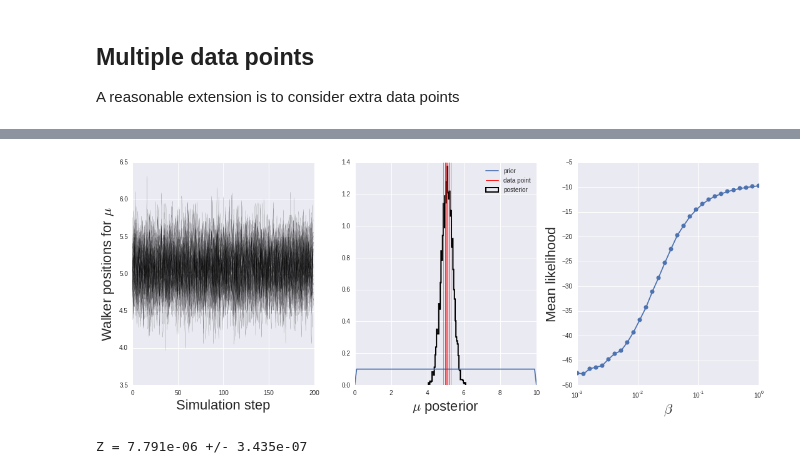
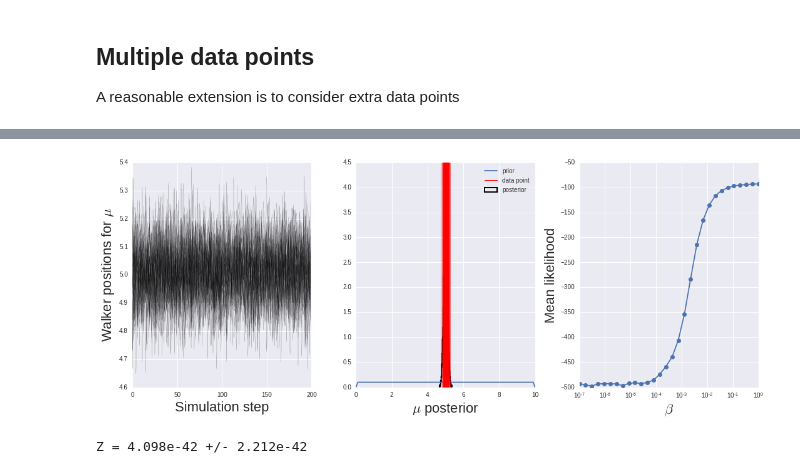
Before and after one commit to GregoryAshton/GregoryAshton.github.io, a Jupyter notebook: _notebooks/2015-08-19-Investigating-the-effect-of-the-prior-on-the-evidence.ipynb, the cells around one changed output, grey strips where cells are left out. Drawn from its saved outputs; the diff is of its cells as text; code cells hidden in the pictures.

```diff
--- a/_notebooks/2015-08-19-Investigating-the-effect-of-the-prior-on-the-evidence.ipynb
+++ b/_notebooks/2015-08-19-Investigating-the-effect-of-the-prior-on-the-evidence.ipynb
@@ -196,5 +201,5 @@ Z = 5.315e-07 +/- 5.103e-08
 # %%
-run('unif', 0, 10.0, x=np.random.normal(5, 0.1, 10))
+run('unif', 0, 10.0, x=np.random.normal(5, 0.1, 100), betamin=-7)
 # %% [output]
-[figure, old version]
+[figure, new version]
-Z = 7.791e-06 +/- 3.435e-07
+Z = 4.098e-42 +/- 2.212e-42
```
Also changed, not shown: parts of 5 cells of this notebook, 2 other files.
